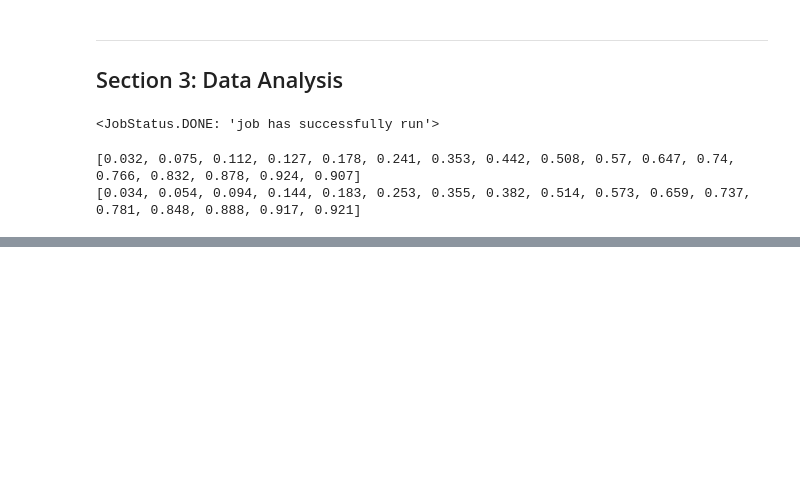
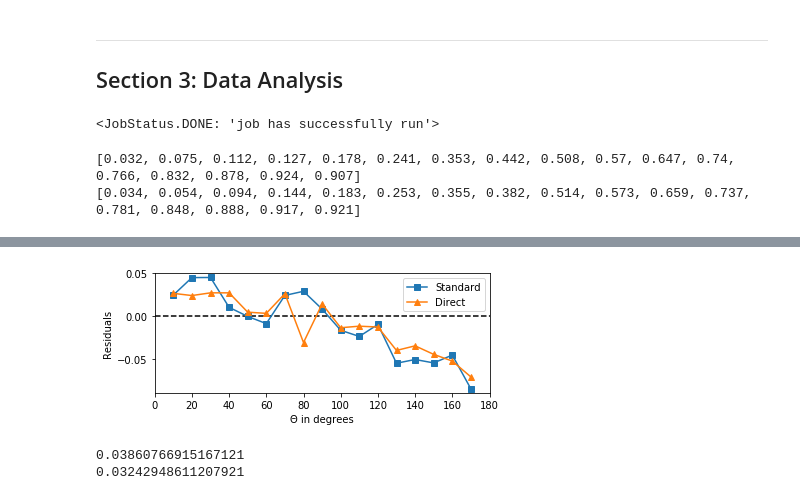
Before and after one commit to singular-value/optimizations_via_openpulse, a Jupyter notebook: RX_Gates.ipynb, the cells around one changed output, grey strips where cells are left out. Drawn from its saved outputs; the diff is of its cells as text; code cells hidden in the pictures; blank space fills up the shorter version.

```diff
--- a/RX_Gates.ipynb
+++ b/RX_Gates.ipynb
@@ -156,0 +181,20 @@ plt.axis([0, np.pi, 0, 1])
+# %%
+fig, ax = plt.subplots(figsize=(6, 2.2))
+plt.xlabel('Θ in degrees')
+plt.ylabel('Residuals')
+plt.plot(angles, standard_fracs - expecteds, marker='s', label='Standard')
+plt.plot(angles, direct_fracs - expecteds, marker='^', label='Direct')
+plt.hlines(0, 0, 180, linestyles='dashed')
+ax.legend()
+_ = plt.axis([0, 180, -0.09, 0.05])
+plt.savefig('Figures/rx_standard_vs_direct_residuals.svg')
+# %% [output]
+[figure, added]
+# %%
+from sklearn.metrics import mean_squared_error
+
+print(np.sqrt(mean_squared_error(expecteds, standard_fracs)))
+print(np.sqrt(mean_squared_error(expecteds, direct_fracs)))
+# %% [output]
+0.03860766915167121
+0.03242948611207921
```
Also changed, not shown: parts of 4 cells of this notebook, 4 other files.
